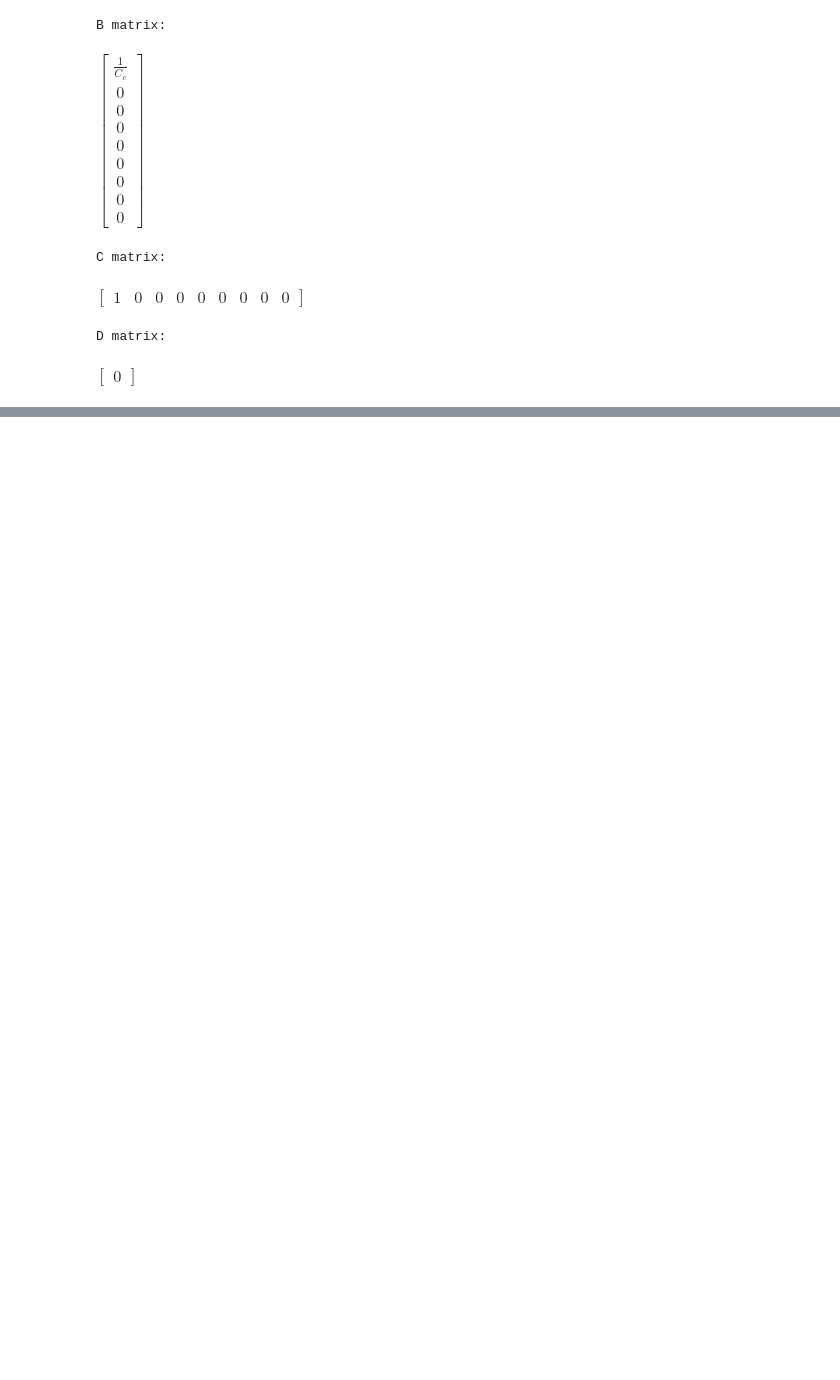
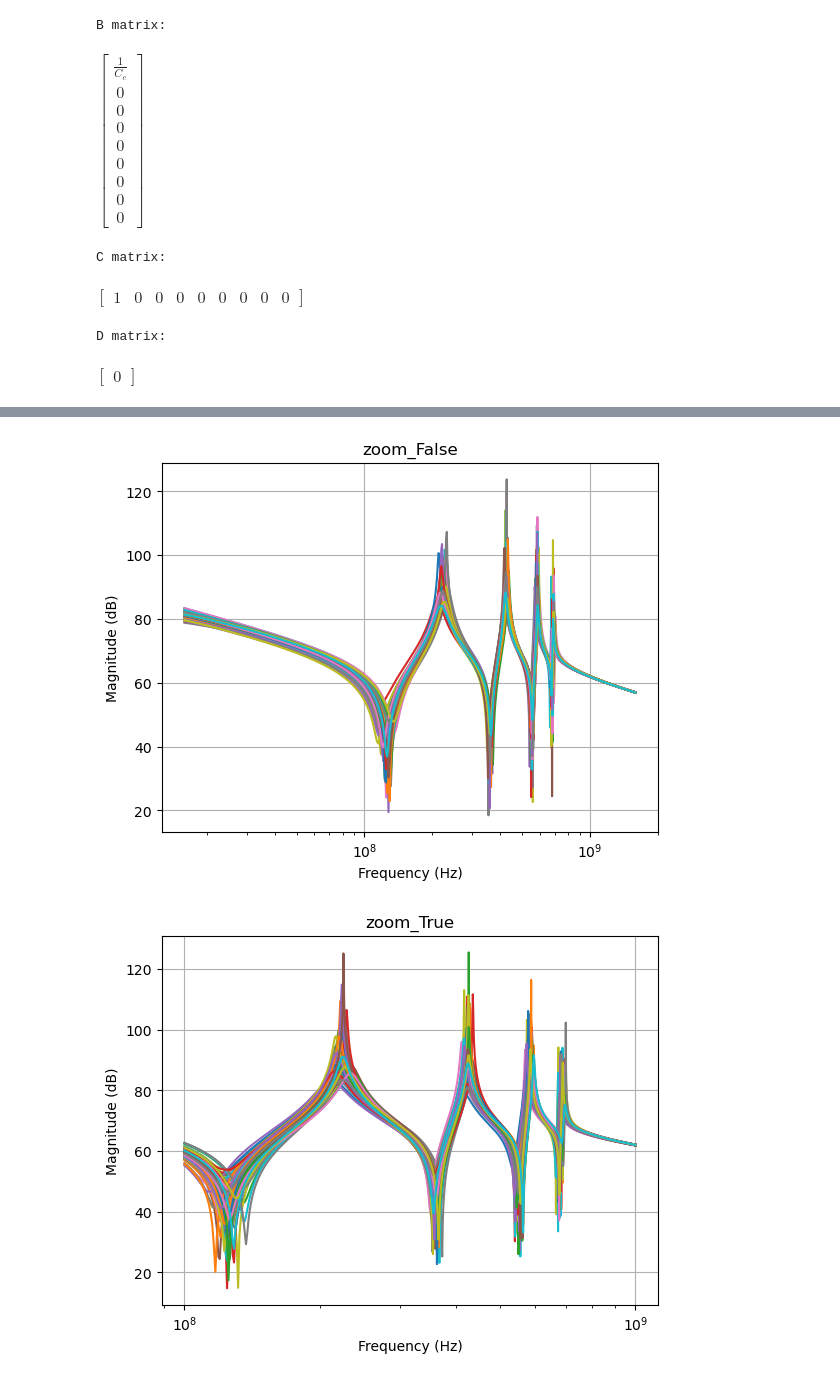
Before and after one commit to WangYuNeng/Ark, a Jupyter notebook: examples/tln/tline_freq_analysis.ipynb, the cells around one changed output, grey strips where cells are left out. Saved outputs shown, nothing was run; the diff lists cells and outputs as text; code cells hidden in the pictures; blank space fills up the shorter version.

```diff
--- a/examples/tln/tline_freq_analysis.ipynb
+++ b/examples/tln/tline_freq_analysis.ipynb
@@ -346,0 +464,61 @@ for zoom_in in [False, True]:
+# %%
+mid_cap, mid_gm_fb, mid_gm_d, mid_gm_cc, caps, gm_ffs, gm_fbs, gm_ds, gm_ccs, sw_bits
+
+cap_flat = flatten_list(caps)
+gm_ffs_flat = flatten_list(gm_ffs)
+gm_fbs_flat = flatten_list(gm_fbs)
+gm_ds_flat = flatten_list(gm_ds)
+gm_ccs_flat = flatten_list(gm_ccs)
+switch_flat = flatten_list(sw_bits)
+
+cap_val = 150e-15
+gmff_mean, gmff_rstd = 340.5e-6, 0.0303
+gmfb_mean, gmfb_rstd = 340.7e-6, 0.0308
+gmd_mean, gmd_rstd = 340.5e-6, 0.0295
+gmcc_mean, gmcc_rstd = 574e-6, 0.0242
+
+
+# plot the bode plot
+w = np.linspace(1e-1, 10, 5000) / lc_val
+
+plt.figure()
+
+# Plot mismatch
+n_mismatch = 100
+for zoom_in in [False, True]:
+    title = f"zoom_{zoom_in}"
+    save_name = f"{title}.png"
+    if zoom_in:
+        w = 2 * np.pi * np.linspace(1e8, 1e9, 1000)
+    else:
+        w = np.linspace(1e-1, 10, 1000) / lc_val
+    for i in range(n_mismatch):
+        gmff_sub = {gm: np.random.normal(1, gmff_rstd) * gmff_mean for gm in gm_ffs_flat}
+        gmfb_sub = {gm: np.random.normal(1, gmfb_rstd) * gmfb_mean for gm in gm_fbs_flat + [mid_gm_fb]}
+        gmd_sub = {gm: np.random.normal(1, gmd_rstd) * gmd_mean for gm in gm_ds_flat + [mid_gm_d]}
+        gmcc_sub = {gm: np.random.normal(1, gmcc_rstd) * gmcc_mean for gm in gm_ccs_flat + [mid_gm_cc]}
+        cap_sub = {cap: cap_val for cap in cap_flat} | {mid_cap: cap_val}
+        switch_sub = {element: 1 for element in switch_flat}
+        mm_val = gmff_sub | gmfb_sub | gmd_sub | gmcc_sub | cap_sub | switch_sub
+
+        A_mat_mm = np.array(A_mat.subs(mm_val)).astype(np.float64)
+        B_mat_mm = np.array(B_mat.subs(mm_val)).astype(np.float64)
+        C_mat_mm = np.array(C_mat.subs(mm_val)).astype(np.float64)
+        D_mat_mm = np.array(D_mat.subs(mm_val)).astype(np.float64)
+
+        # display(A_mat.subs(mm_val))
+
+        ss = signal.StateSpace(A_mat_mm, B_mat_mm, C_mat_mm, D_mat_mm)
+        w, mag, phase = signal.bode(ss, w=w)
+        freq = w / (2 * np.pi)
+        plt.semilogx(freq, mag)
+    # plt.ylim(100, -100)
+    plt.xlabel("Frequency (Hz)")
+    plt.ylabel("Magnitude (dB)")
+    plt.grid(True)
+    plt.title(title)
+    plt.savefig(save_name, dpi=150, bbox_inches='tight')
+    plt.show()
+# %% [output]
+[figure, added]
+[figure, added]
```
Also changed, not shown: parts of 6 cells of this notebook.
